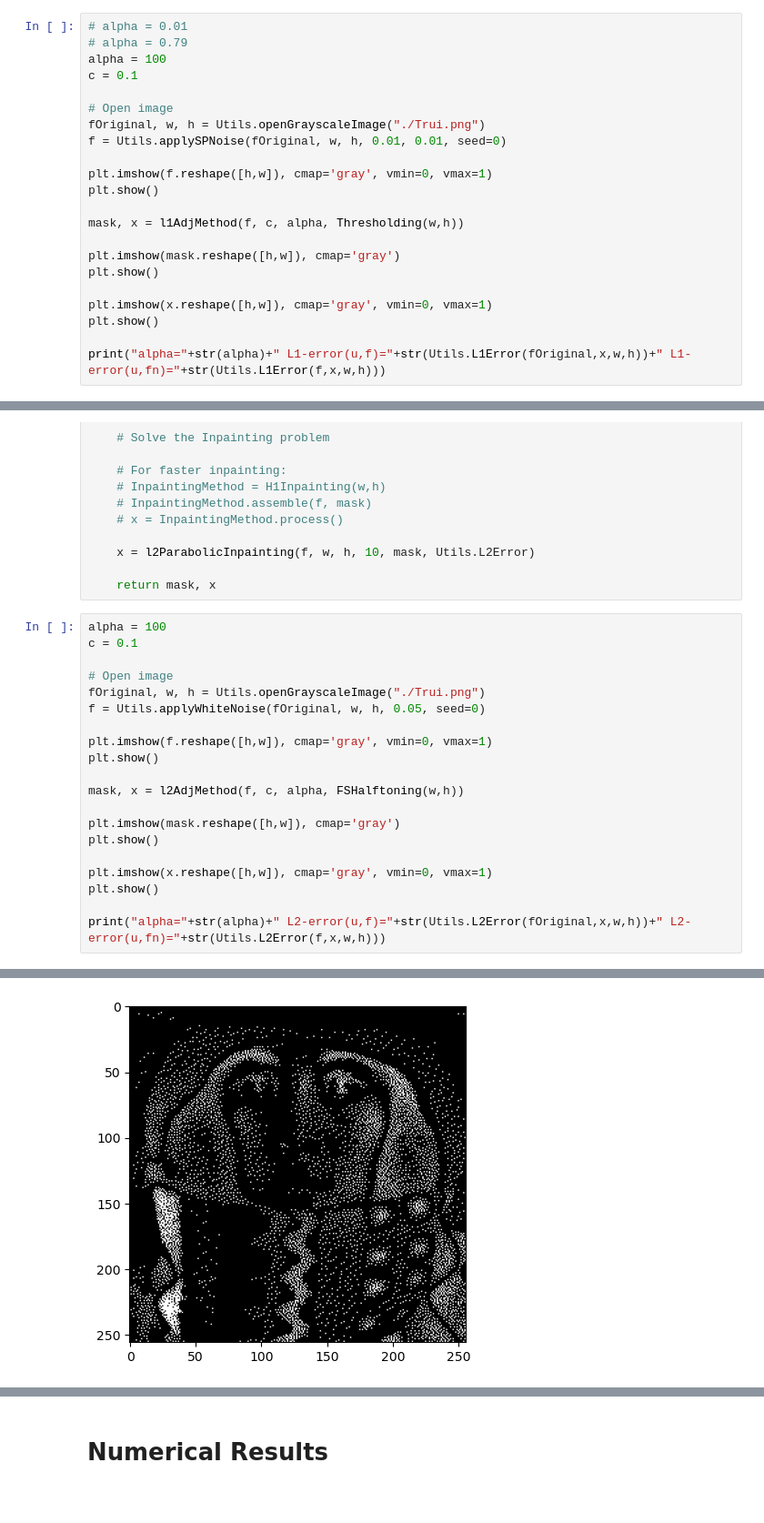
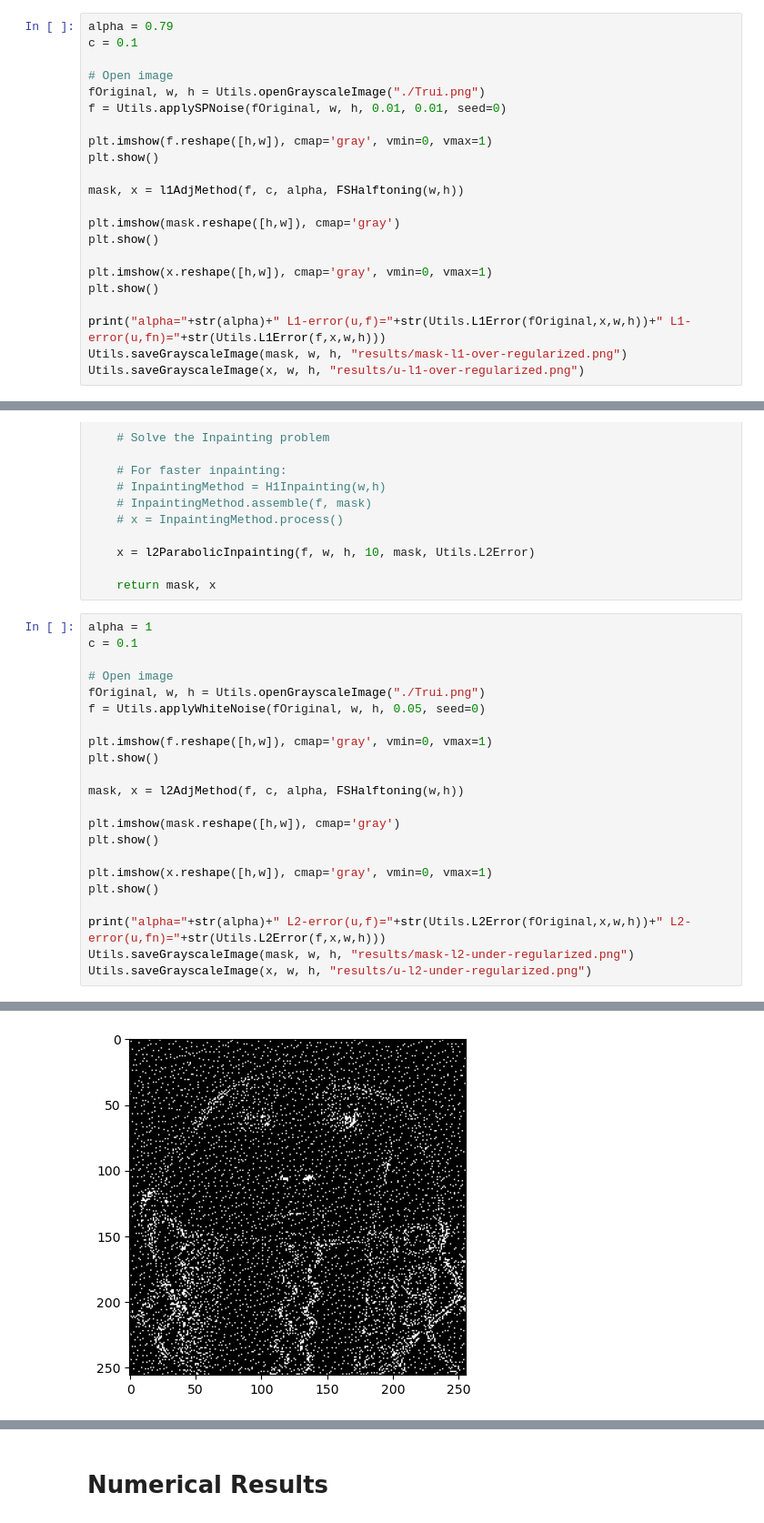
Before and after one commit to thomasjacumin/vcodec-lp, a Jupyter notebook: numerical_results.ipynb, the cells around one changed output, grey strips where cells are left out. Shown at 91% size. Drawn from its saved outputs; the diff is of its cells as text.

```diff
--- a/numerical_results.ipynb
+++ b/numerical_results.ipynb
@@ -94,9 +99,7 @@ def l1AdjMethod(f, c, alpha, halftoningMethod):
 
     return mask, x
 # %%
-# alpha = 0.01
-# alpha = 0.79
-alpha = 100
+alpha = 0.79
 c = 0.1
 
 # Open image
@@ -106,7 +109,7 @@ f = Utils.applySPNoise(fOriginal, w, h, 0.01, 0.01, seed=0)
 plt.imshow(f.reshape([h,w]), cmap='gray', vmin=0, vmax=1)
 plt.show()
 
-mask, x = l1AdjMethod(f, c, alpha, Thresholding(w,h))
+mask, x = l1AdjMethod(f, c, alpha, FSHalftoning(w,h))
 
 plt.imshow(mask.reshape([h,w]), cmap='gray')
 plt.show()
@@ -115,5 +118,7 @@ plt.imshow(x.reshape([h,w]), cmap='gray', vmin=0, vmax=1)
 plt.show()
 
 print("alpha="+str(alpha)+" L1-error(u,f)="+str(Utils.L1Error(fOriginal,x,w,h))+" L1-error(u,fn)="+str(Utils.L1Error(f,x,w,h)))
+Utils.saveGrayscaleImage(mask, w, h, "results/mask-l1-over-regularized.png")
+Utils.saveGrayscaleImage(x, w, h, "results/u-l1-over-regularized.png")
 # %% [output]
 [figure]
@@ -229,7 +209,7 @@ def l2AdjMethod(f, c, alpha, halftoningMethod):
 
     return mask, x
 # %%
-alpha = 100
+alpha = 1
 c = 0.1
 
 # Open image
@@ -248,5 +228,7 @@ plt.imshow(x.reshape([h,w]), cmap='gray', vmin=0, vmax=1)
 plt.show()
 
 print("alpha="+str(alpha)+" L2-error(u,f)="+str(Utils.L2Error(fOriginal,x,w,h))+" L2-error(u,fn)="+str(Utils.L2Error(f,x,w,h)))
+Utils.saveGrayscaleImage(mask, w, h, "results/mask-l2-under-regularized.png")
+Utils.saveGrayscaleImage(x, w, h, "results/u-l2-under-regularized.png")
 # %% [output]
 [figure]
@@ -254 +236 @@ INPAINTING: N=53 (t=530)
-[figure, old version]
+[figure, new version]
```
Also changed, not shown: parts of 7 cells of this notebook.
